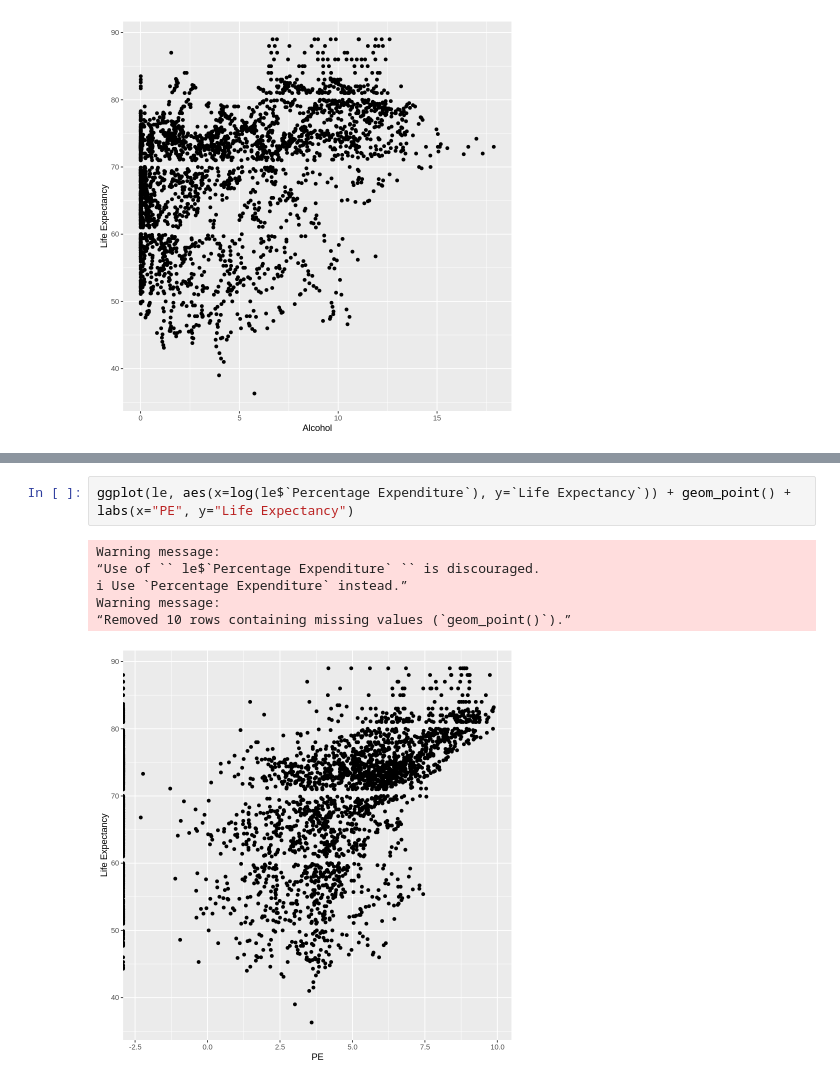
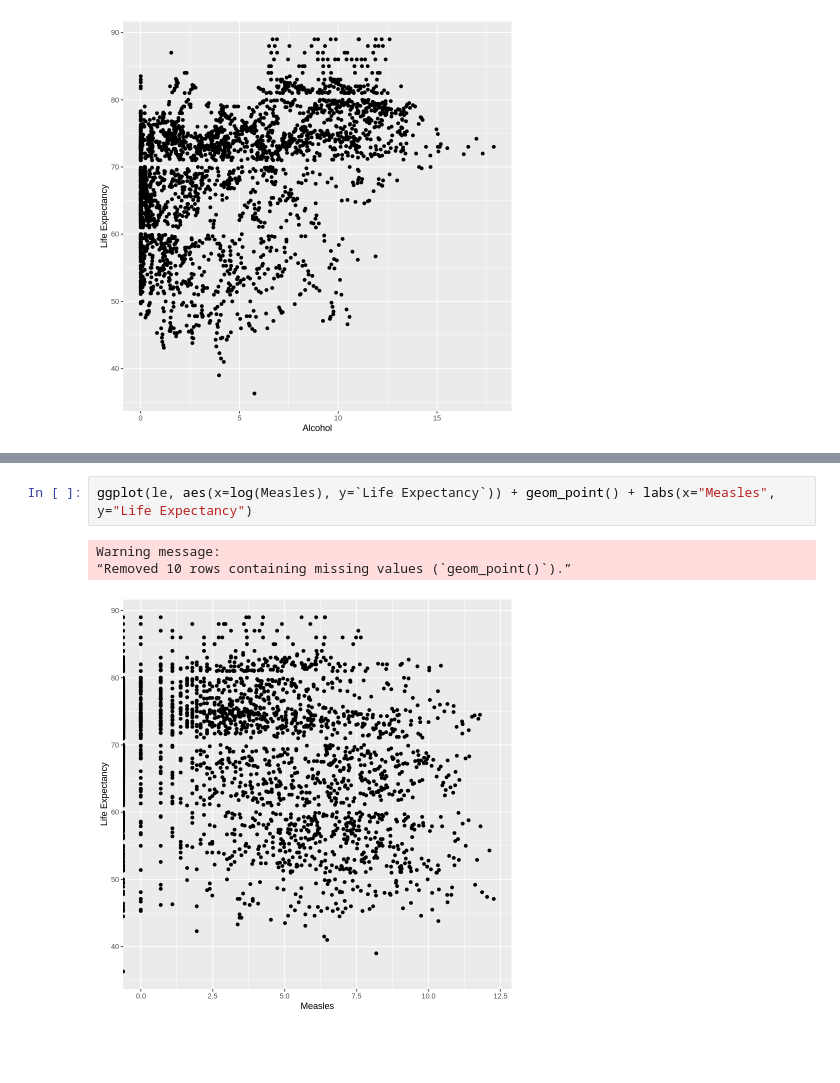
Before and after one commit to GeorgeM2000/Life-Expectancy-Analysis, a Jupyter notebook: Life_Expectancy_Analysis.ipynb, the cells around one changed output, grey strips where cells are left out. Cells and saved outputs as stored; diff of their text form; blank space fills up the shorter version.

```diff
--- a/Life_Expectancy_Analysis.ipynb
+++ b/Life_Expectancy_Analysis.ipynb
@@ -479,9 +666,6 @@ Warning message:
 # %%
-ggplot(le, aes(x=log(le$`Percentage Expenditure`), y=`Life Expectancy`)) + geom_point() + labs(x="PE", y="Life Expectancy")
+ggplot(le, aes(x=log(Measles), y=`Life Expectancy`)) + geom_point() + labs(x="Measles", y="Life Expectancy")
 # %% [output]
-Warning message:
-“Use of `` le$`Percentage Expenditure` `` is discouraged.
-ℹ Use `Percentage Expenditure` instead.”
 Warning message:
 “Removed 10 rows containing missing values (`geom_point()`).”
-[figure, old version]
+[figure, new version]
```
Also changed, not shown: parts of 38 cells of this notebook.
